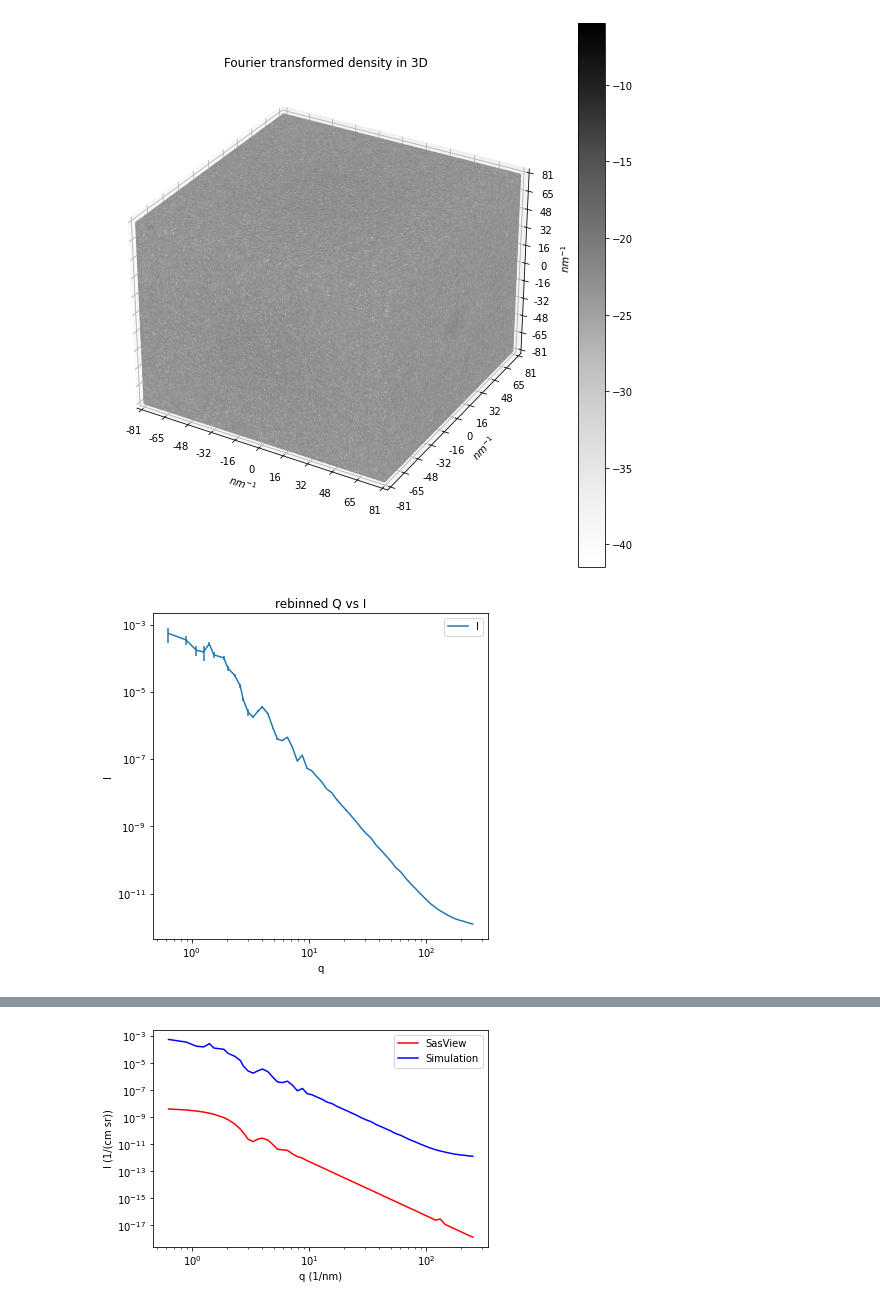
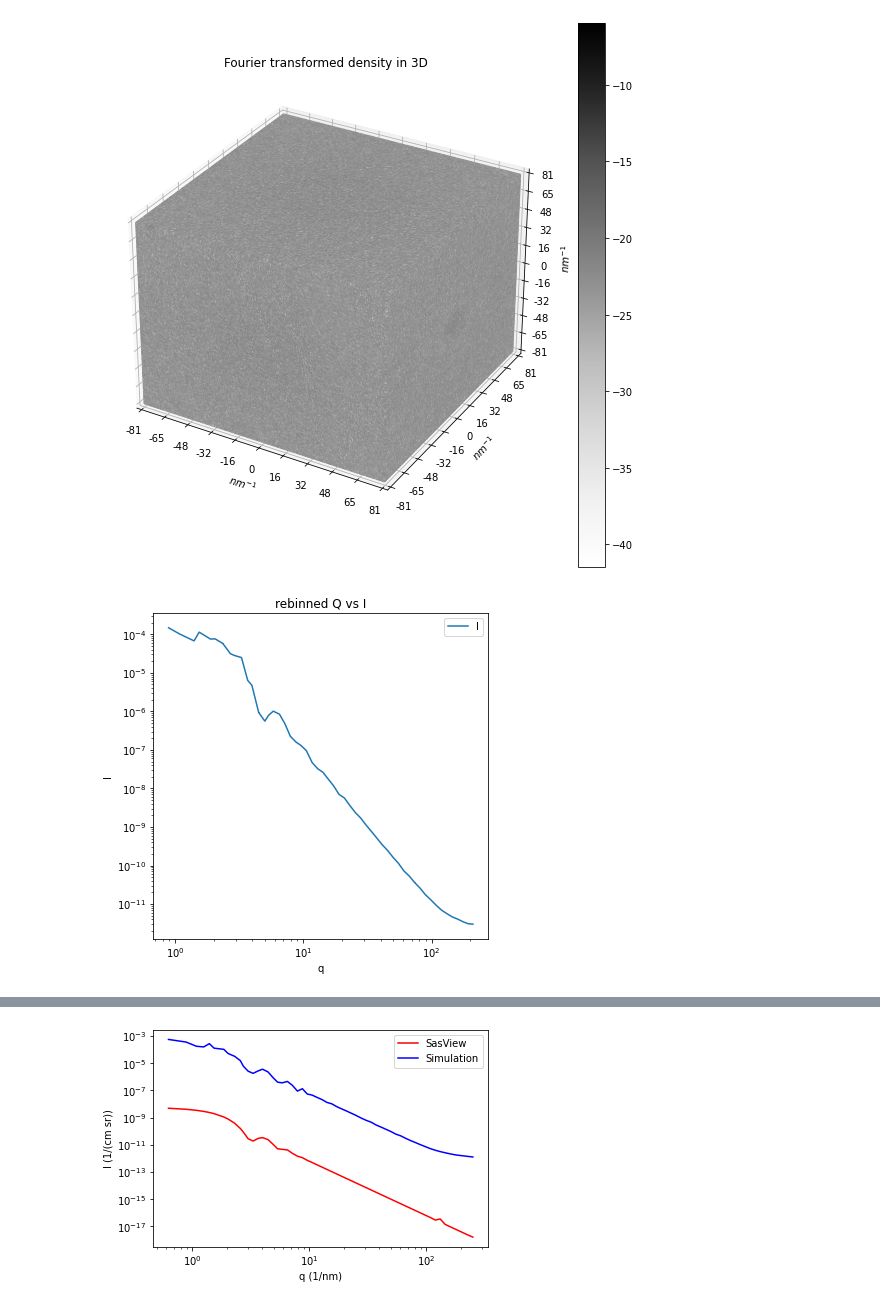
Before and after one commit to sofyalaski/SAXS-simulations, a Jupyter notebook: creating_forms.ipynb, the cells around one changed output, grey strips where cells are left out. Cells and saved outputs as stored; diff of their text form; code cells hidden in the pictures.

```diff
--- a/creating_forms.ipynb
+++ b/creating_forms.ipynb
@@ -34,10 +55,10 @@ plot_3D_structure(torch.from_numpy(simulation.FTI), simulation.qx, realspace= Fa
 # %% [output]
 [figure]
 # %%
-simulation.reBin(200)
-simulation.drop_first_bin()
-plot_Q_vs_I(simulation.binned_data)
+#simulation.reBin(200, slice = 'center')
+#simulation.drop_first_bin()
+plot_Q_vs_I(simulation.binned_slice)
 # %% [output]
-[figure, old version]
+[figure, new version]
 # %%
 simulation.init_sas_model()
```
Also changed, not shown: parts of 16 cells of this notebook, 4 other files.
